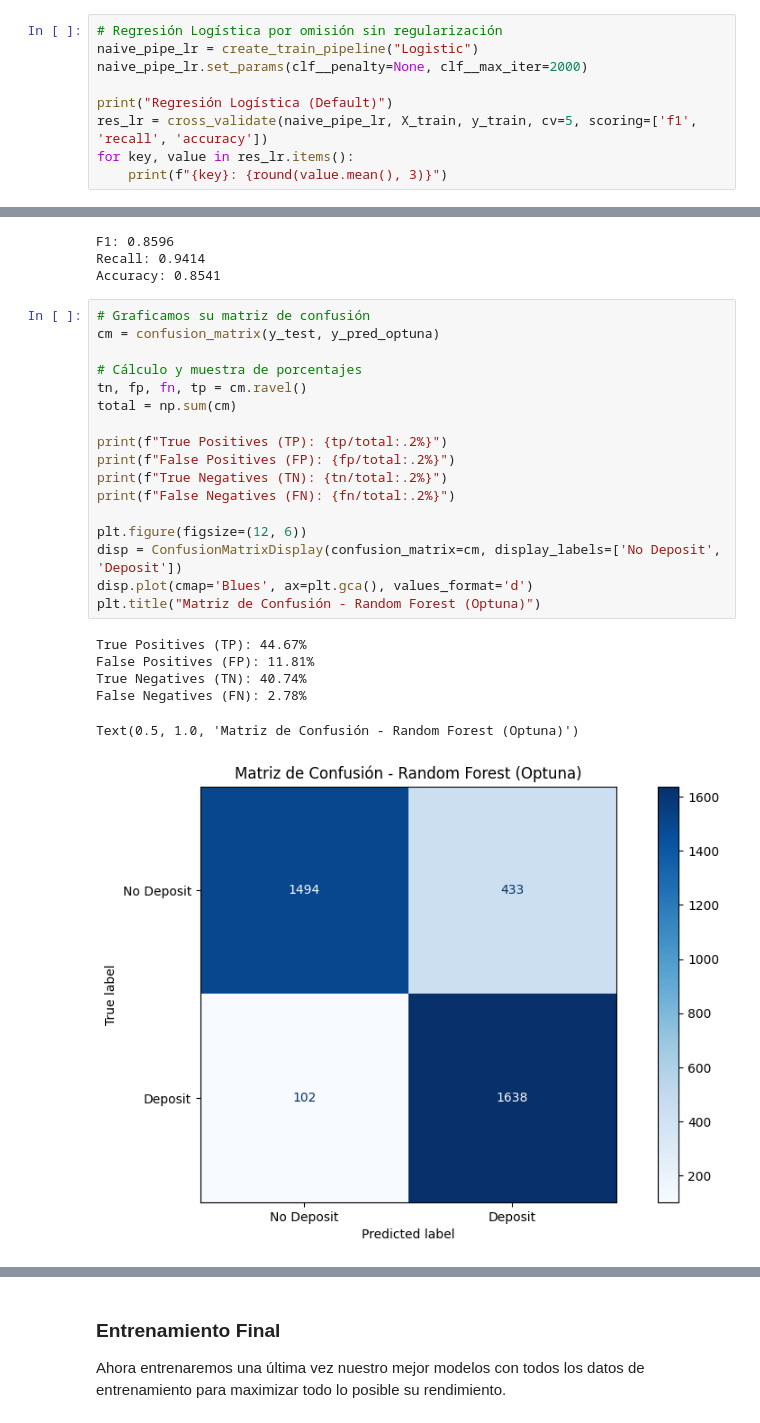
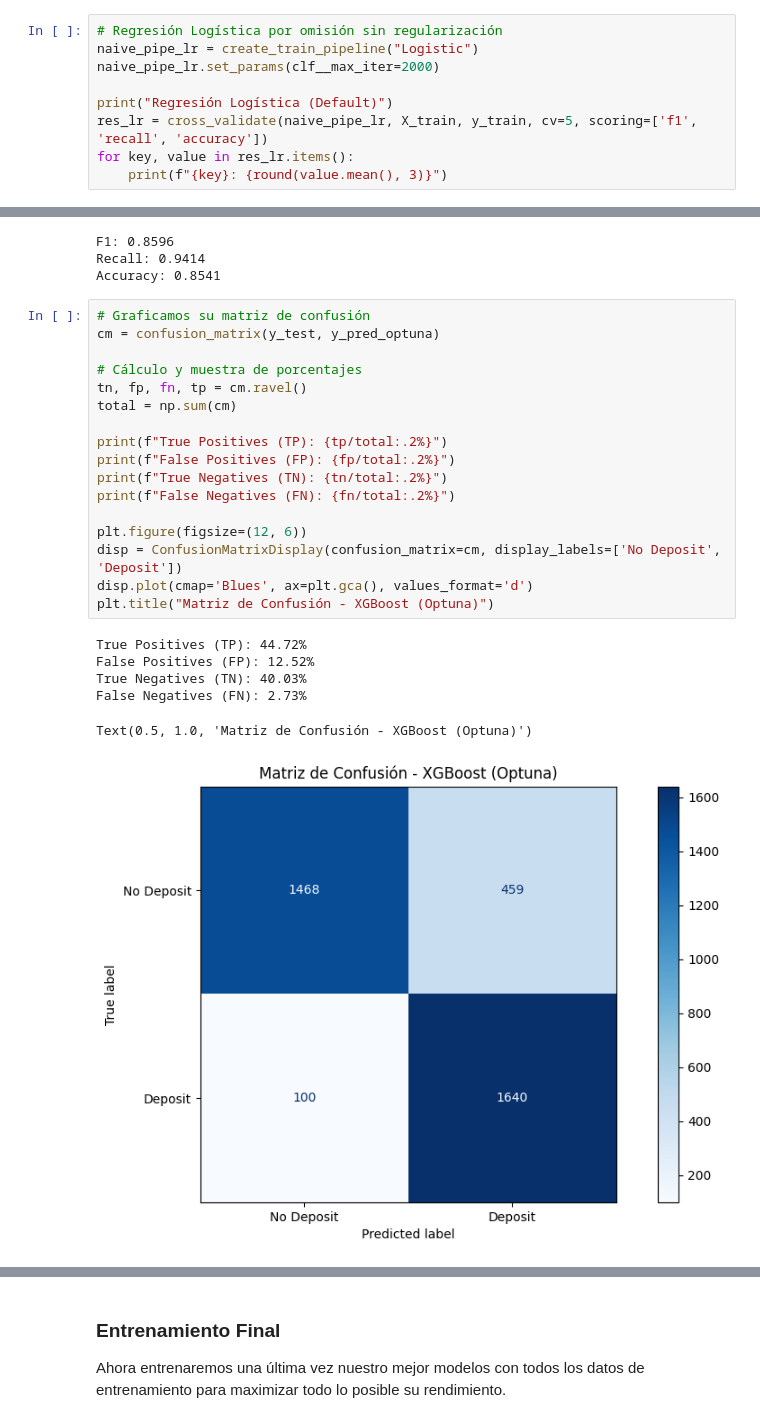
Before and after one commit to aleLobo31/UC3M_ML_P1_G26, a Jupyter notebook: notebooks/training.ipynb, the cells around one changed output, grey strips where cells are left out. Saved outputs shown, nothing was run; the diff lists cells and outputs as text.

```diff
--- a/notebooks/training.ipynb
+++ b/notebooks/training.ipynb
@@ -718,7 +718,7 @@ Por último, en media cada combinación ha tardado 0.08 s en entrenarse en el po
 # %%
 # Regresión Logística por omisión sin regularización
 naive_pipe_lr = create_train_pipeline("Logistic")
-naive_pipe_lr.set_params(clf__penalty=None, clf__max_iter=2000)
+naive_pipe_lr.set_params(clf__max_iter=2000)
 
 print("Regresión Logística (Default)")
 res_lr = cross_validate(naive_pipe_lr, X_train, y_train, cv=5, scoring=['f1', 'recall', 'accuracy'])
@@ -1218,27 +1218,27 @@ Accuracy: 0.8541
 # %%
 # Graficamos su matriz de confusión
 cm = confusion_matrix(y_test, y_pred_optuna)
 
 # Cálculo y muestra de porcentajes
 tn, fp, fn, tp = cm.ravel()
 total = np.sum(cm)
 
 print(f"True Positives (TP): {tp/total:.2%}")
 print(f"False Positives (FP): {fp/total:.2%}")
 print(f"True Negatives (TN): {tn/total:.2%}")
 print(f"False Negatives (FN): {fn/total:.2%}")
 
 plt.figure(figsize=(12, 6))
 disp = ConfusionMatrixDisplay(confusion_matrix=cm, display_labels=['No Deposit', 'Deposit'])
 disp.plot(cmap='Blues', ax=plt.gca(), values_format='d')
-plt.title("Matriz de Confusión - Random Forest (Optuna)")
+plt.title("Matriz de Confusión - XGBoost (Optuna)")
 # %% [output]
-True Positives (TP): 44.67%
-False Positives (FP): 11.81%
-True Negatives (TN): 40.74%
-False Negatives (FN): 2.78%
+True Positives (TP): 44.72%
+False Positives (FP): 12.52%
+True Negatives (TN): 40.03%
+False Negatives (FN): 2.73%
-Text(0.5, 1.0, 'Matriz de Confusión - Random Forest (Optuna)')
+Text(0.5, 1.0, 'Matriz de Confusión - XGBoost (Optuna)')
-[figure, old version]
+[figure, new version]
 # %%
 # Calculamos los y_scores usando predict_proba (probabilidad de la clase 1)
 y_scores_optuna = optuna_pipe_test.predict_proba(X_test)[:, 1]
```
Also changed, not shown: parts of 4 cells of this notebook.
